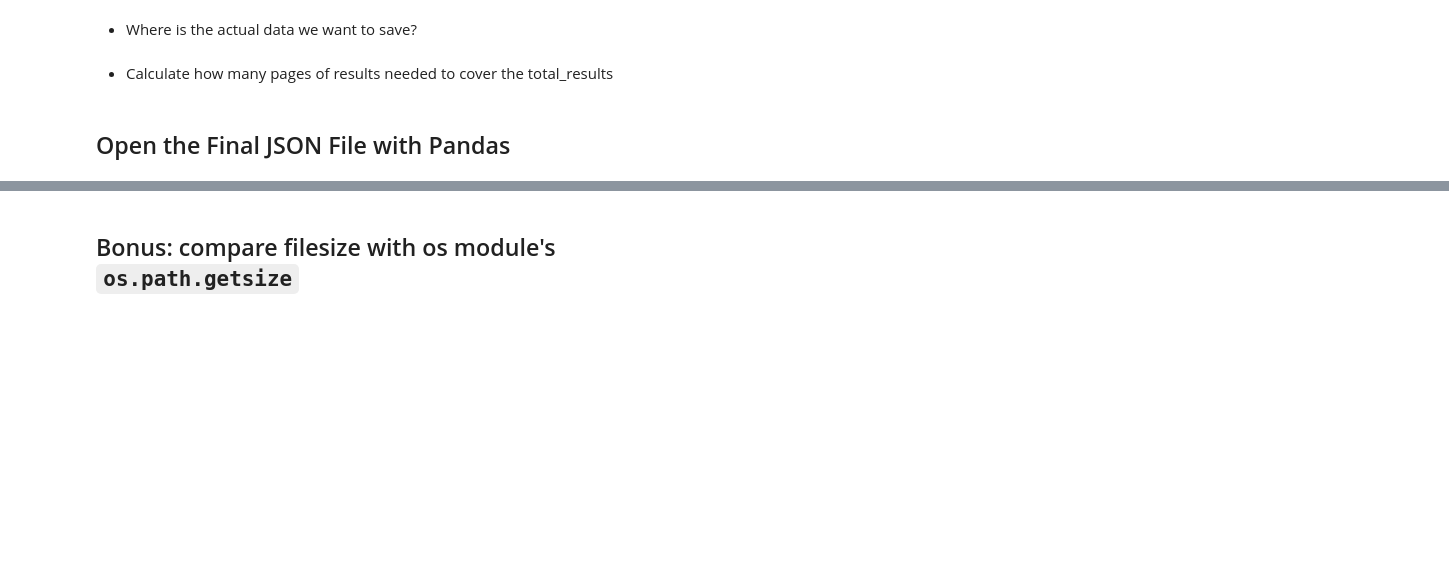
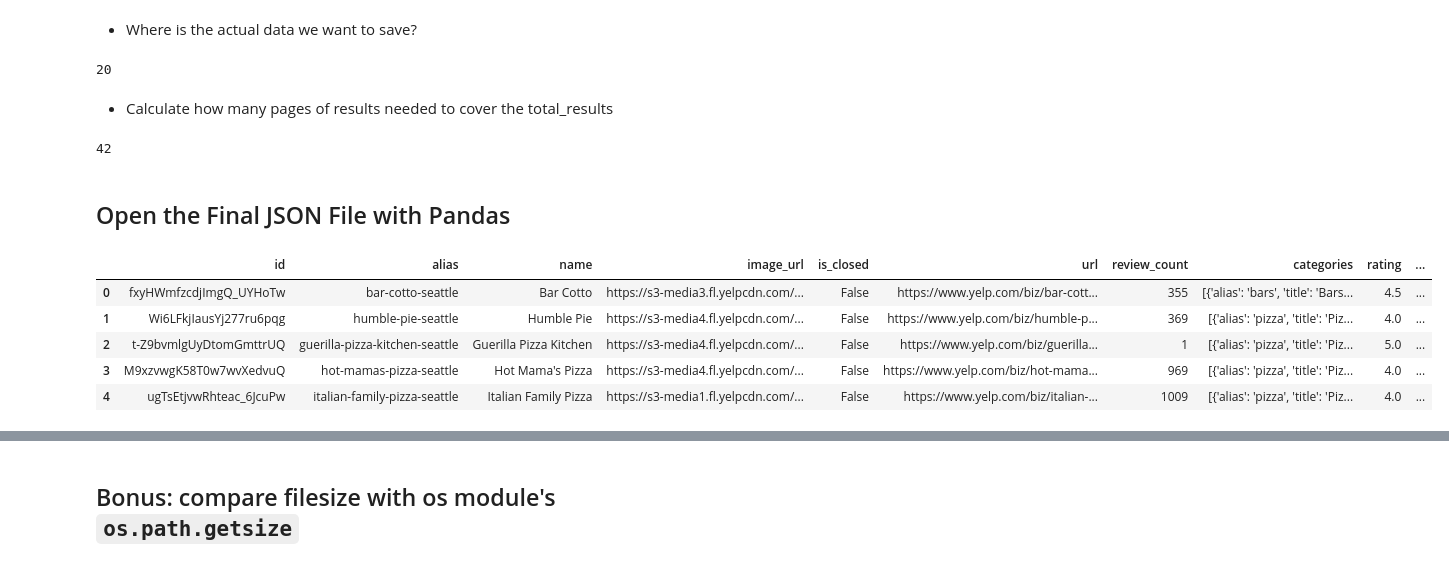
Before and after one commit to coding-dojo-data-science/data-enrichment-wk14-activity-mapping-yelp-api-results, a Jupyter notebook: Part1-Extracting and Saving Data from Yelp API.ipynb, the cells around one changed output, grey strips where cells are left out. Saved outputs shown, nothing was run; the diff lists cells and outputs as text; code cells hidden in the pictures; blank space fills up the shorter version.

```diff
--- a/Part1-Extracting and Saving Data from Yelp API.ipynb
+++ b/Part1-Extracting and Saving Data from Yelp API.ipynb
@@ -65,0 +65,4 @@ Requirement already satisfied: idna<4,>=2.5 in /opt/homebrew/Caskroom/miniforge/
+# %%
+# Load API Credentials
+with open('/Users/sherlin01/.secret/yelp_api.json', 'r') as f:
+    login = json.load(f)
@@ -72,6 +89,7 @@ Requirement already satisfied: idna<4,>=2.5 in /opt/homebrew/Caskroom/miniforge/
 # %%
 ## Specify fodler for saving data
+FOLDER = 'Data/'
 
-
+os.makedirs(FOLDER, exist_ok = True)
 # Specifying JSON_FILE filename (can include a folder)
-JSON_FILE = None
+JSON_FILE = FOLDER+f"{location.split(',')[0]}-{term}.json"
@@ -117,10 +204,16 @@ JSON_FILE = None
 - Where is the actual data we want to save?
 # %%
 ## How many did we get the details for?
-results_per_page = None
+results_per_page = len(results['businesses'])
 results_per_page
+# %% [output]
+20
 # %% [markdown]
 - Calculate how many pages of results needed to cover the total_results
 # %%
 # Use math.ceil to round up for the total number of pages of results.
+n_pages = math.ceil((results['total'])/ results_per_page)
+n_pages
+# %% [output]
+42
 # %%
@@ -146,4 +248,13 @@ for i in tqdm_notebook( range(1,n_pages+1)):
 # %% [markdown]
 ## Open the Final JSON File with Pandas
+# %%
+df = pd.read_json(JSON_FILE)
 # %%
-df = None
+df.head()
+# %% [output]
+|  | id | alias | name | image_url | is_closed | url | review_count | categories | rating | ... |
+| 0 | fxyHWmfzcdjImgQ_UYHoTw | bar-cotto-seattle | Bar Cotto | https://s3-media3.fl.yelpcdn.com/... | False | https://www.yelp.com/biz/bar-cott... | 355 | [{'alias': 'bars', 'title': 'Bars... | 4.5 | ... |
+| 1 | Wi6LFkjIausYj277ru6pqg | humble-pie-seattle | Humble Pie | https://s3-media4.fl.yelpcdn.com/... | False | https://www.yelp.com/biz/humble-p... | 369 | [{'alias': 'pizza', 'title': 'Piz... | 4.0 | ... |
+| 2 | t-Z9bvmlgUyDtomGmttrUQ | guerilla-pizza-kitchen-seattle | Guerilla Pizza Kitchen | https://s3-media4.fl.yelpcdn.com/... | False | https://www.yelp.com/biz/guerilla... | 1 | [{'alias': 'pizza', 'title': 'Piz... | 5.0 | ... |
+| 3 | M9xzvwgK58T0w7wvXedvuQ | hot-mamas-pizza-seattle | Hot Mama's Pizza | https://s3-media4.fl.yelpcdn.com/... | False | https://www.yelp.com/biz/hot-mama... | 969 | [{'alias': 'pizza', 'title': 'Piz... | 4.0 | ... |
+| 4 | ugTsEtjvwRhteac_6JcuPw | italian-family-pizza-seattle | Italian Family Pizza | https://s3-media1.fl.yelpcdn.com/... | False | https://www.yelp.com/biz/italian-... | 1009 | [{'alias': 'pizza', 'title': 'Piz... | 4.0 | ... |
```
Also changed, not shown: parts of 22 cells of this notebook, 2 other files.
